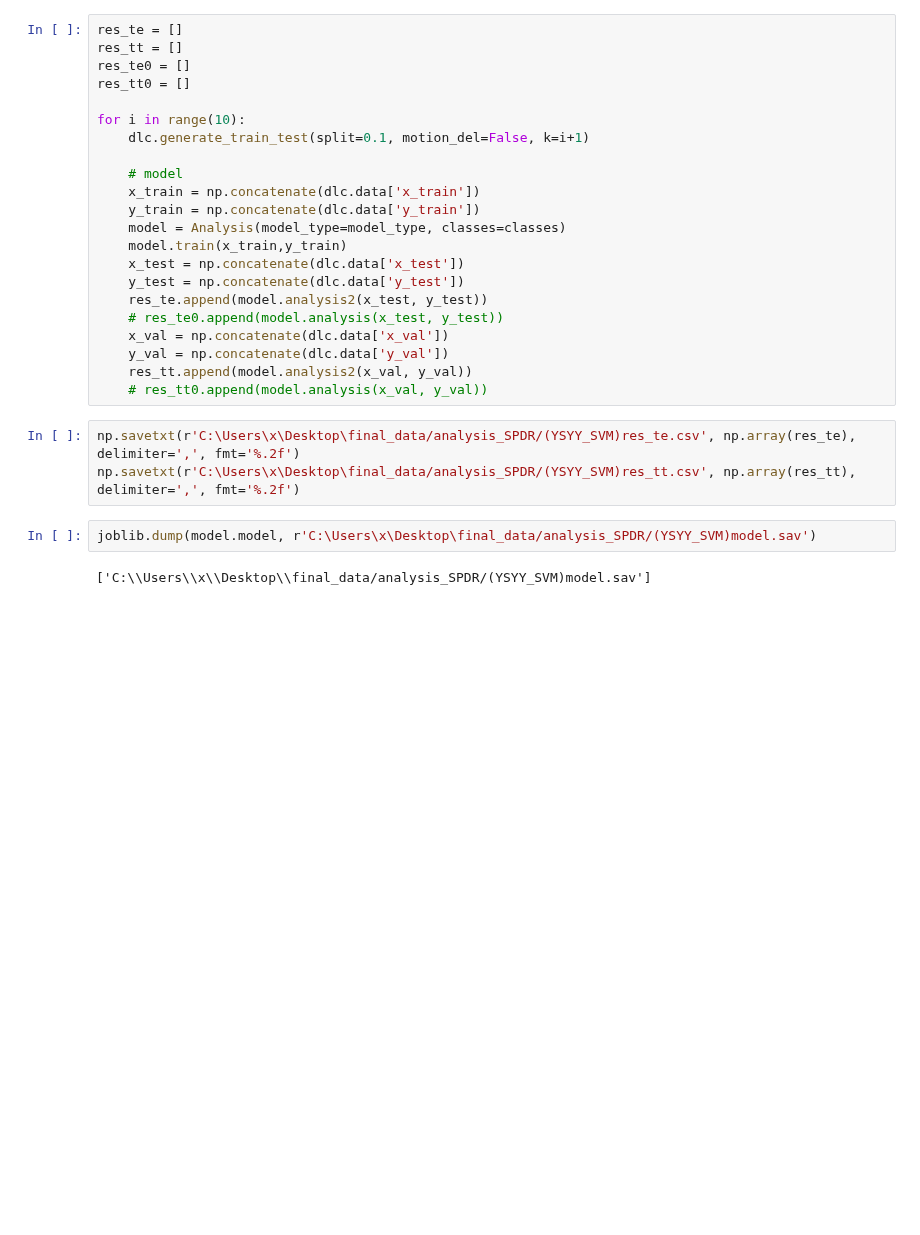
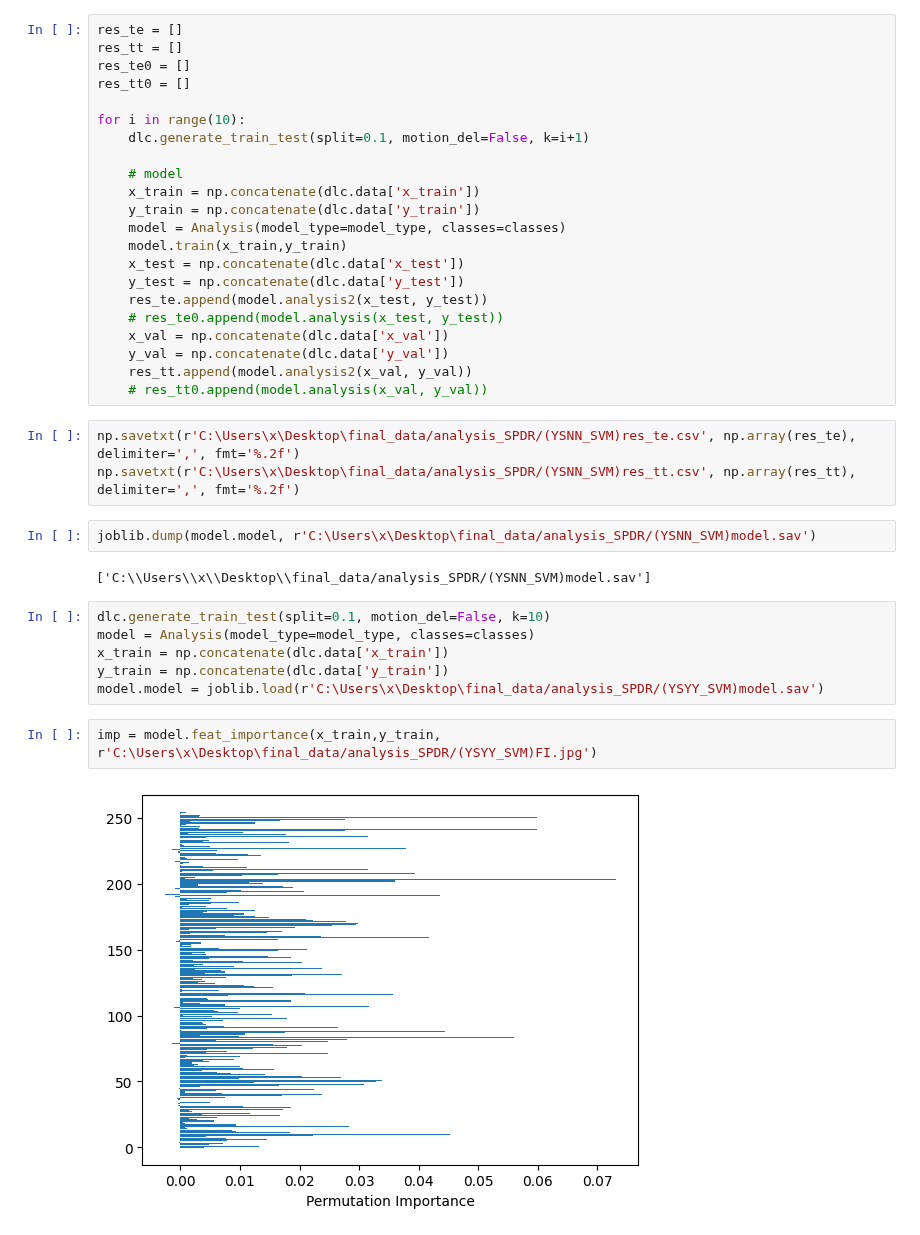
Before and after one commit to IS-Howard/final, a Jupyter notebook: main.ipynb, the cells around one changed output. Cells and saved outputs as stored; diff of their text form; blank space fills up the shorter version.

```diff
--- a/main.ipynb
+++ b/main.ipynb
@@ -52,9 +52,19 @@ for i in range(10):
     res_tt.append(model.analysis2(x_val, y_val))
     # res_tt0.append(model.analysis(x_val, y_val))
 # %%
-np.savetxt(r'C:\Users\x\Desktop\final_data/analysis_SPDR/(YSYY_SVM)res_te.csv', np.array(res_te), delimiter=',', fmt='%.2f')
-np.savetxt(r'C:\Users\x\Desktop\final_data/analysis_SPDR/(YSYY_SVM)res_tt.csv', np.array(res_tt), delimiter=',', fmt='%.2f')
+np.savetxt(r'C:\Users\x\Desktop\final_data/analysis_SPDR/(YSNN_SVM)res_te.csv', np.array(res_te), delimiter=',', fmt='%.2f')
+np.savetxt(r'C:\Users\x\Desktop\final_data/analysis_SPDR/(YSNN_SVM)res_tt.csv', np.array(res_tt), delimiter=',', fmt='%.2f')
 # %%
-joblib.dump(model.model, r'C:\Users\x\Desktop\final_data/analysis_SPDR/(YSYY_SVM)model.sav')
+joblib.dump(model.model, r'C:\Users\x\Desktop\final_data/analysis_SPDR/(YSNN_SVM)model.sav')
 # %% [output]
-['C:\\Users\\x\\Desktop\\final_data/analysis_SPDR/(YSYY_SVM)model.sav']
+['C:\\Users\\x\\Desktop\\final_data/analysis_SPDR/(YSNN_SVM)model.sav']
+# %%
+dlc.generate_train_test(split=0.1, motion_del=False, k=10)
+model = Analysis(model_type=model_type, classes=classes)
+x_train = np.concatenate(dlc.data['x_train'])
+y_train = np.concatenate(dlc.data['y_train'])
+model.model = joblib.load(r'C:\Users\x\Desktop\final_data/analysis_SPDR/(YSYY_SVM)model.sav')
+# %%
+imp = model.feat_importance(x_train,y_train, r'C:\Users\x\Desktop\final_data/analysis_SPDR/(YSYY_SVM)FI.jpg')
+# %% [output]
+[figure, added]
```
Also changed, not shown: parts of 5 cells of this notebook, 1 other file.
